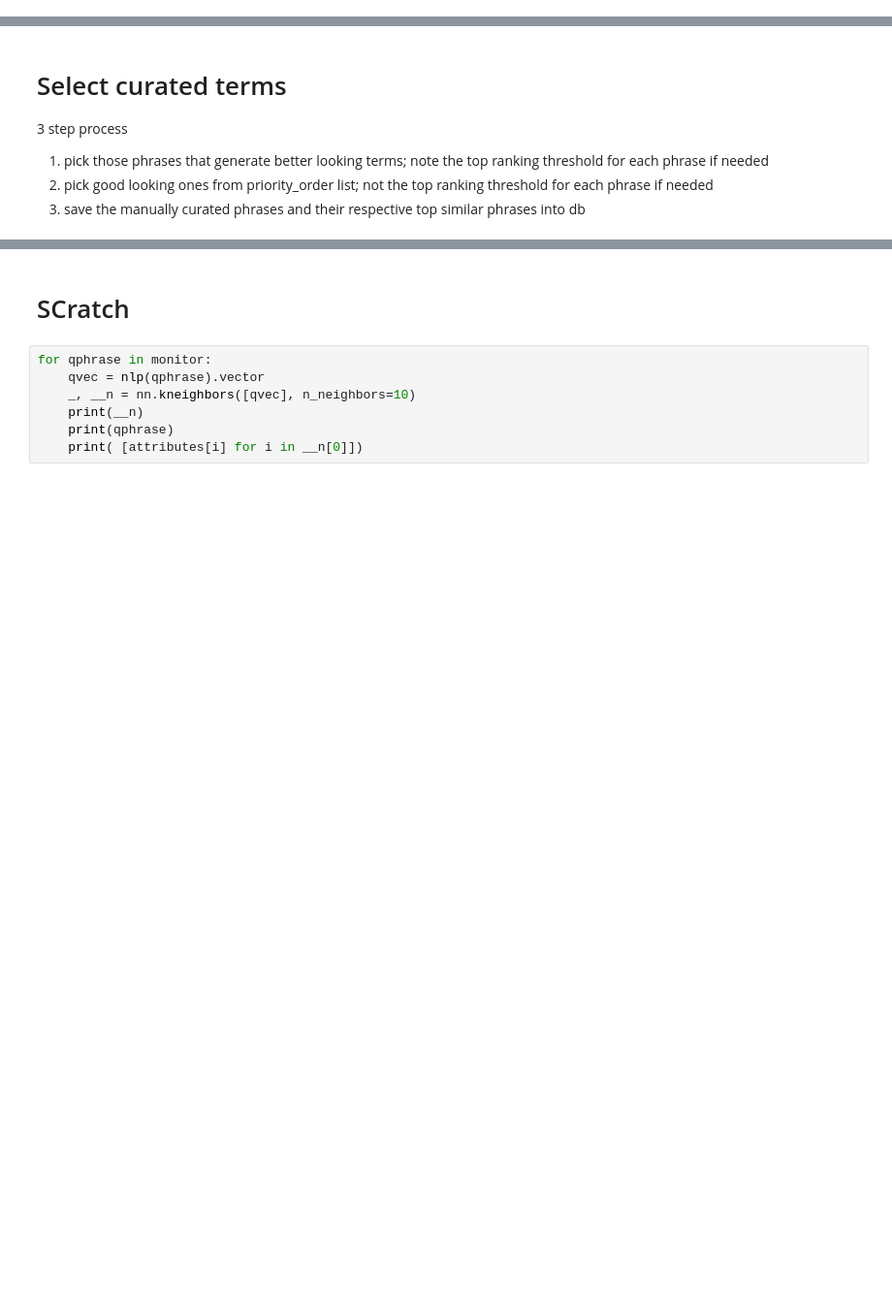
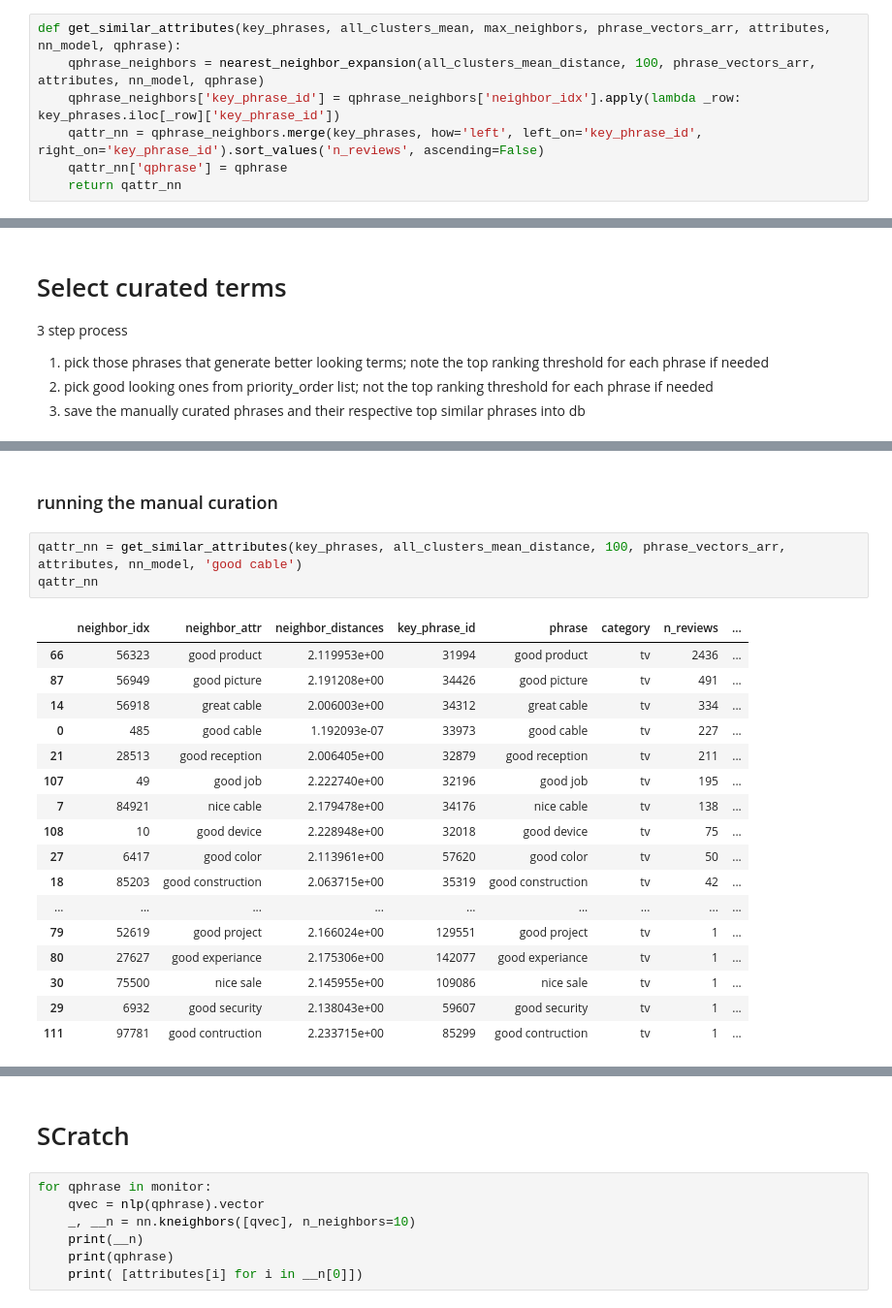
Before and after one commit to avelllabs/Gabby, a Jupyter notebook: notebooks/17_gb_phrase_orders_and_groupings.ipynb, the cells around one changed output, grey strips where cells are left out. Shown: that part at 97% size. Drawn from its saved outputs; the diff is of its cells as text; blank space fills up the shorter version.

```diff
--- a/notebooks/17_gb_phrase_orders_and_groupings.ipynb
+++ b/notebooks/17_gb_phrase_orders_and_groupings.ipynb
@@ -446,0 +383,7 @@ qphrase_neighbors.merge(key_phrases, how='left', left_on='neighbor_idx', right_o
+# %%
+def get_similar_attributes(key_phrases, all_clusters_mean, max_neighbors, phrase_vectors_arr, attributes, nn_model, qphrase):
+    qphrase_neighbors = nearest_neighbor_expansion(all_clusters_mean_distance, 100, phrase_vectors_arr, attributes, nn_model, qphrase)
+    qphrase_neighbors['key_phrase_id'] = qphrase_neighbors['neighbor_idx'].apply(lambda _row: key_phrases.iloc[_row]['key_phrase_id'])
+    qattr_nn = qphrase_neighbors.merge(key_phrases, how='left', left_on='key_phrase_id', right_on='key_phrase_id').sort_values('n_reviews', ascending=False)
+    qattr_nn['qphrase'] = qphrase
+    return qattr_nn
@@ -452,0 +452,23 @@ qphrase_neighbors.merge(key_phrases, how='left', left_on='neighbor_idx', right_o
+# %% [markdown]
+### running the manual curation
+# %%
+qattr_nn = get_similar_attributes(key_phrases, all_clusters_mean_distance, 100, phrase_vectors_arr, attributes, nn_model, 'good cable')
+qattr_nn
+# %% [output]
+|  | neighbor_idx | neighbor_attr | neighbor_distances | key_phrase_id | phrase | category | n_reviews | ... |
+| 66 | 56323 | good product | 2.119953e+00 | 31994 | good product | tv | 2436 | ... |
+| 87 | 56949 | good picture | 2.191208e+00 | 34426 | good picture | tv | 491 | ... |
+| 14 | 56918 | great cable | 2.006003e+00 | 34312 | great cable | tv | 334 | ... |
+| 0 | 485 | good cable | 1.192093e-07 | 33973 | good cable | tv | 227 | ... |
+| 21 | 28513 | good reception | 2.006405e+00 | 32879 | good reception | tv | 211 | ... |
+| 107 | 49 | good job | 2.222740e+00 | 32196 | good job | tv | 195 | ... |
+| 7 | 84921 | nice cable | 2.179478e+00 | 34176 | nice cable | tv | 138 | ... |
+| 108 | 10 | good device | 2.228948e+00 | 32018 | good device | tv | 75 | ... |
+| 27 | 6417 | good color | 2.113961e+00 | 57620 | good color | tv | 50 | ... |
+| 18 | 85203 | good construction | 2.063715e+00 | 35319 | good construction | tv | 42 | ... |
+| ... | ... | ... | ... | ... | ... | ... | ... | ... |
+| 79 | 52619 | good project | 2.166024e+00 | 129551 | good project | tv | 1 | ... |
+| 80 | 27627 | good experiance | 2.175306e+00 | 142077 | good experiance | tv | 1 | ... |
+| 30 | 75500 | nice sale | 2.145955e+00 | 109086 | nice sale | tv | 1 | ... |
+| 29 | 6932 | good security | 2.138043e+00 | 59607 | good security | tv | 1 | ... |
+| 111 | 97781 | good contruction | 2.233715e+00 | 85299 | good contruction | tv | 1 | ... |
```
Also changed, not shown: parts of 45 cells of this notebook.
